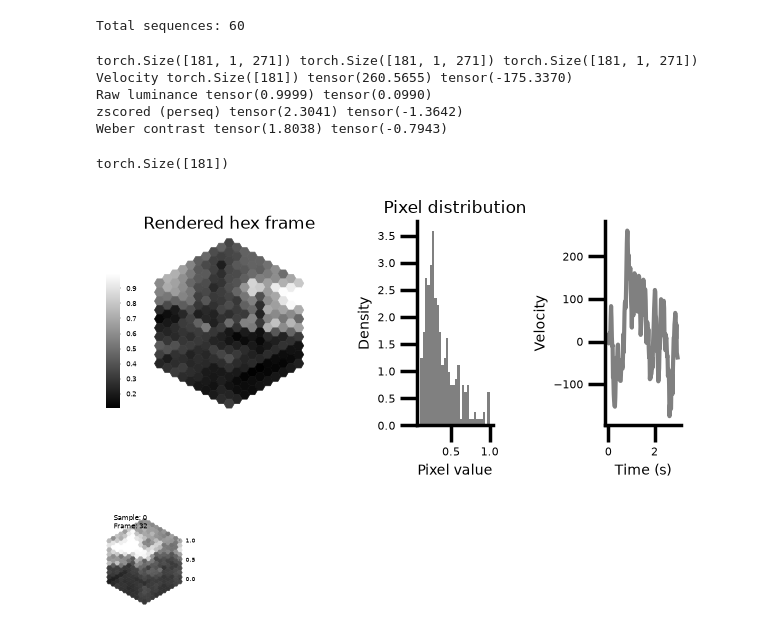
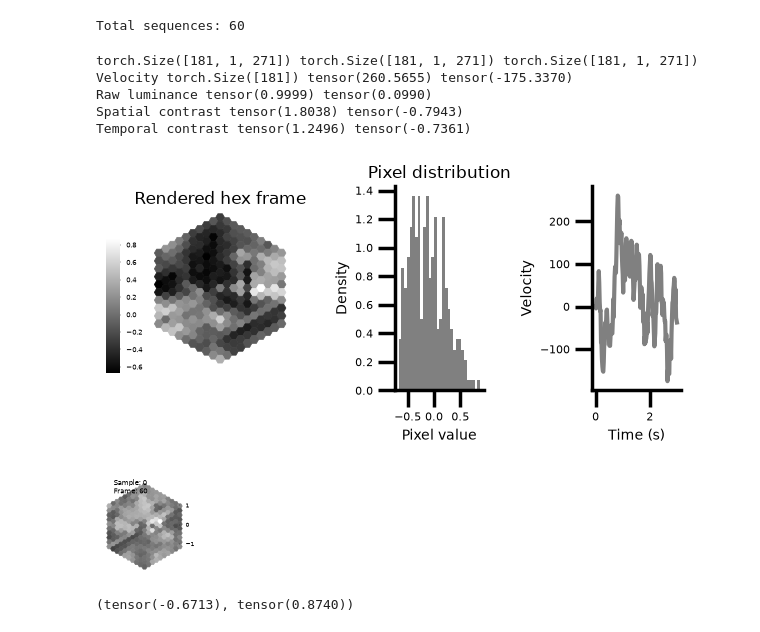
Before and after one commit to guardomayas/connectome_cnn, a Jupyter notebook: notebooks/natural_movies.ipynb, the cells around one changed output. Saved outputs shown, nothing was run; the diff lists cells and outputs as text; code cells hidden in the pictures.

Commit message:
percentile brightening and temporal contrast

```diff
--- a/notebooks/natural_movies.ipynb
+++ b/notebooks/natural_movies.ipynb
@@ -26,14 +26,13 @@ Omm size (pixels): 13
 Full eye image requirements:
 391 x 391 Px
 # %%
-
 n_scenes_total = 10        # or len(mat_files) in your natural_scenes folder
 batch_size = 5
 n_batches = ceil(n_scenes_total / batch_size)
 
 render_cfgs = []
 for bidx in range(n_batches):
-    cfg = RenderedNaturalMov_2.Config(
+    cfg = RenderedNaturalMov.Config(
         extent=9,
         kernel_size=ommSizePix,
         subset_idx=[],          # or restrict to some movies if you want
@@ -47,6 +46,8 @@ for bidx in range(n_batches):
         sampleFreq=60,
         totalTime=3,
         fov=250,
+        percentile_scale=99.0
+
     )
     render_cfgs.append(cfg)
 
@@ -69,57 +70,54 @@ Total sequences: 60
 # %%
 batch = dataset[0]
 lum = batch['lum']
-lum_norm = batch['lum_mano']
-contrast = batch['contrast']
+sp_contrast = batch['spatial_contrast']
+t_contrast = batch['temporal_contrast']
 vel = batch['vel']
-print(lum.shape, lum_norm.shape, contrast.shape)
+print(lum.shape, sp_contrast.shape, t_contrast.shape)
 print("Velocity", vel.shape, vel.max(), vel.min())
 print("Raw luminance", lum.max(), lum.min())
-print("zscored (perseq)", lum_norm.max(), lum_norm.min())
-print("Weber contrast", contrast.max(), contrast.min())
+print("Spatial contrast", sp_contrast.max(), sp_contrast.min())
+print("Temporal contrast", t_contrast.max(), t_contrast.min())
 # %% [output]
 torch.Size([181, 1, 271]) torch.Size([181, 1, 271]) torch.Size([181, 1, 271])
 Velocity torch.Size([181]) tensor(260.5655) tensor(-175.3370)
 Raw luminance tensor(0.9999) tensor(0.0990)
-zscored (perseq) tensor(2.3041) tensor(-1.3642)
-Weber contrast tensor(1.8038) tensor(-0.7943)
+Spatial contrast tensor(1.8038) tensor(-0.7943)
+Temporal contrast tensor(1.2496) tensor(-0.7361)
-# %%
-vel.shape
-# %% [output]
-torch.Size([181])
 # %%
-show = lum
+show = t_contrast
 if show is lum:
     vmin = 0.0
     vmax = 1.0
 else:
     vmin = -1.0
+    vmax =  1.0
 # %%
 from flyvis.analysis.visualization import plt_utils, plots
 fig, (ax1, ax2, ax3) = plt.subplots(
     1, 3,
     figsize=(6,3.5),
-    gridspec_kw={'width_ratios': [2, 1, 1]}  # make hex scatter wider
+    gridspec_kw={'width_ratios': [1.5, 1, 1]}  # make hex scatter wider
 )
 
 fig, ax1, _ = plots.quick_hex_scatter(
      show[0], fig=fig, ax=ax1, cbar_x_offset=-40)
 ax1.set_title("Rendered hex frame", fontsize=12)
 # Distribution
 ax2.hist(show[0].squeeze(), bins=30, color='gray', density=True)
 ax2.set_xlabel("Pixel value", fontsize=10)
 ax2.set_ylabel("Density", fontsize=10)
 ax2.tick_params(axis='both', which='major', labelsize=8)
 ax2.set_title("Pixel distribution", fontsize=12)
 
 ax3.plot(np.arange(len(vel))*dataset.dt, vel, color='gray')
 ax3.set_xlabel("Time (s)", fontsize=10)
 ax3.set_ylabel("Velocity", fontsize=10)
 ax3.tick_params(axis='both', which='major', labelsize=8)
 plt.tight_layout()
 plt.show()
 # %% [output]
-[figure, old version]
+[figure, new version]
 # %%
 animation = animations.HexScatter(show[None,::3],
                                   vmin=vmin,
@@ -128,4 +126,8 @@ animation = animations.HexScatter(show[None,::3],
 use_static_flyvis_colorbar(animation)
 animation.animate_in_notebook()
 # %% [output]
-[figure, old version]
+[figure, new version]
+# %%
+(show[0].squeeze().min(), show[0].squeeze().max())
+# %% [output]
+(tensor(-0.6713), tensor(0.8740))
```
Also changed, not shown: parts of 1 cell of this notebook, 3 other files.
